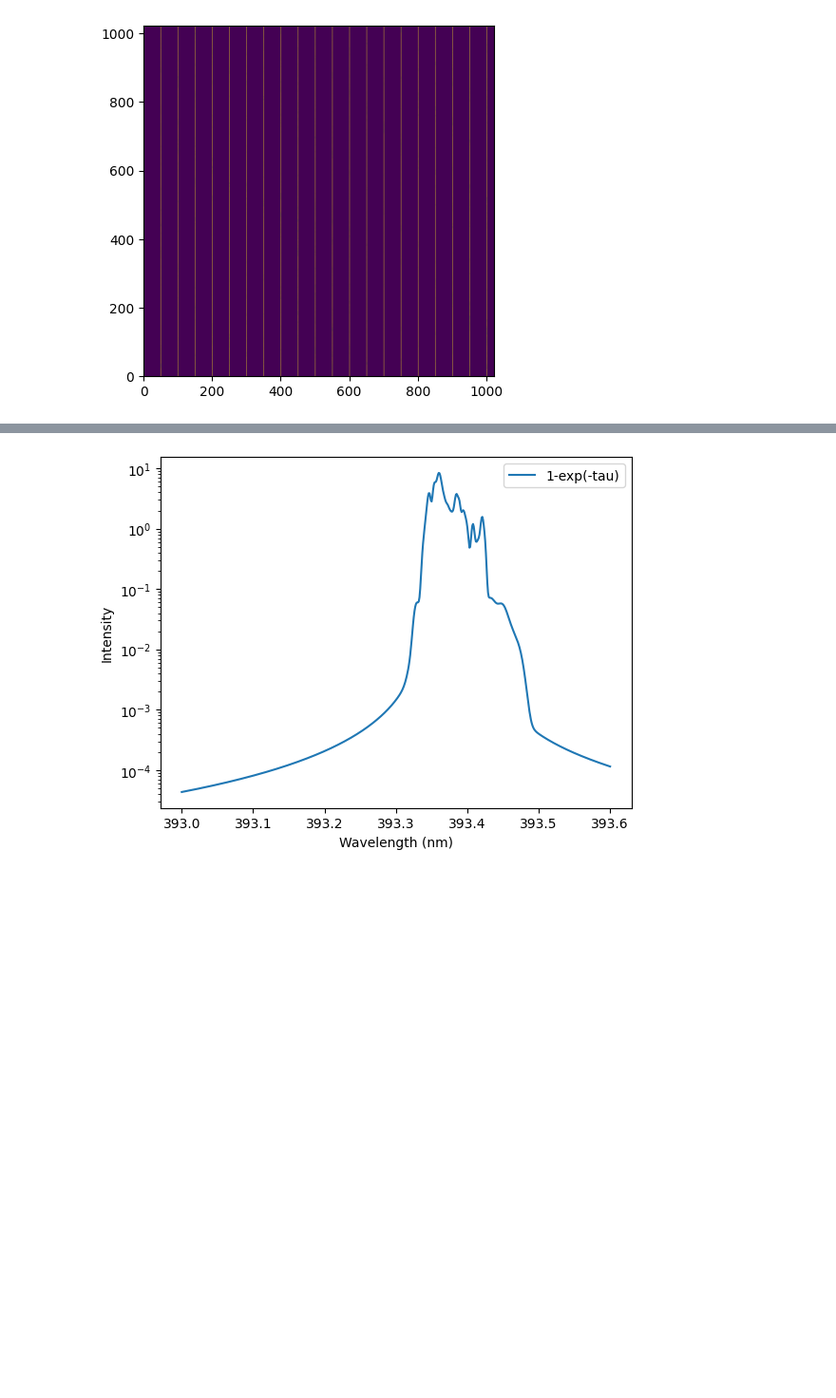
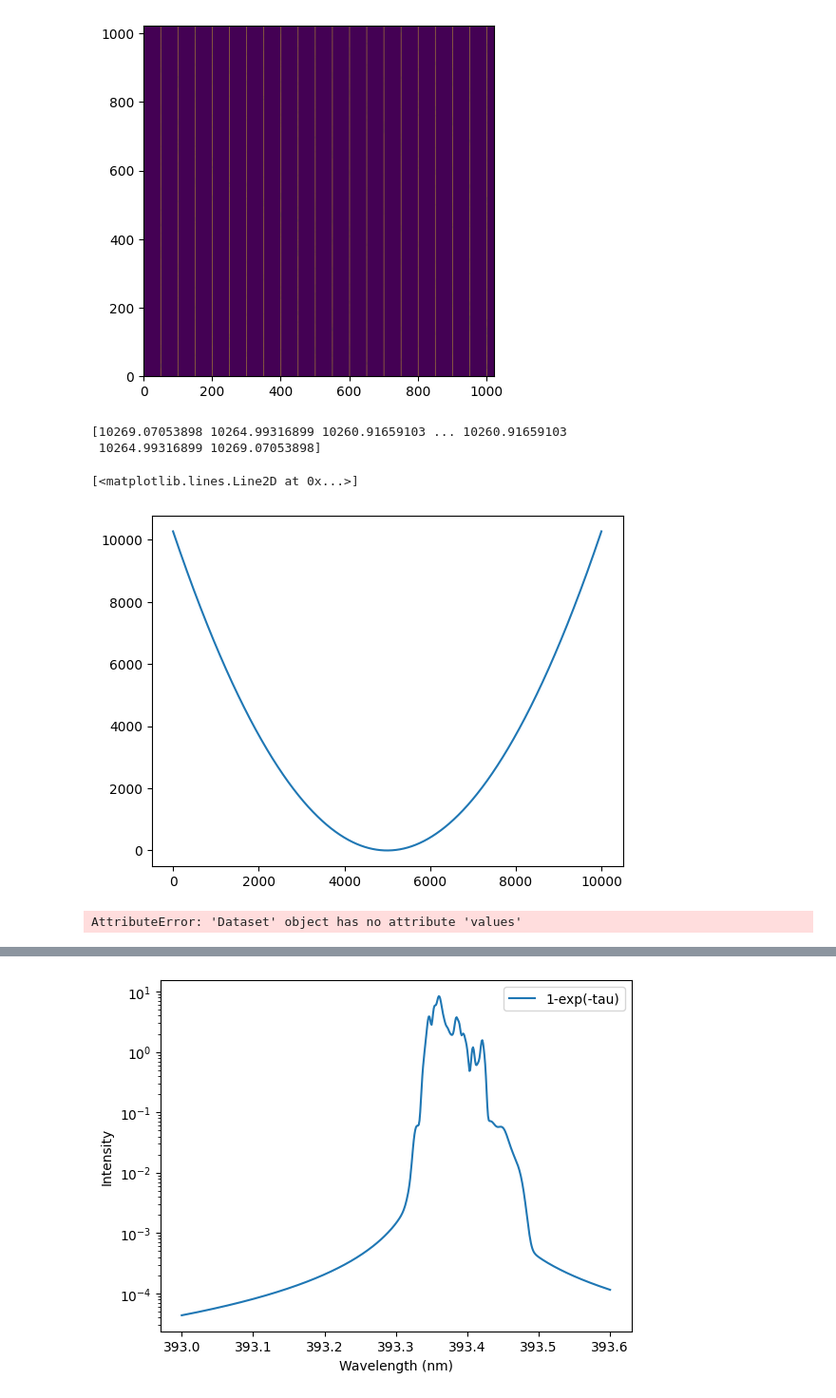
Before and after one commit to ivanzmilic/offlimb_3D_modeling, a Jupyter notebook: synth_test.ipynb, the cells around one changed output, grey strips where cells are left out. Shown at 95% size. Cells and saved outputs as stored; diff of their text form; code cells hidden in the pictures; blank space fills up the shorter version.

Commit message:
Played around with some curvature with CMO, extended the grid

```diff
--- a/synth_test.ipynb
+++ b/synth_test.ipynb
@@ -19,6 +42,32 @@ plt.imshow(Tt[:,:,0].T, origin='lower')
 # %% [output]
 <matplotlib.image.AxesImage at 0x...>
 [figure]
+# %%
+## Test the curvature a little bit:
+
+def create_curved_grid(z_index):
+    N_steps = 10001
+
+    s = (np.arange(N_steps) - N_steps // 2) * 24.0 # km
+    R_at_the_tangent = 696.0E3 + z_index * 24.0 # km
+
+    angle = np.arctan(s / R_at_the_tangent)
+    y = R_at_the_tangent * angle
+    z = z_index * 24.0 + np.sqrt(s**2 + R_at_the_tangent**2) - R_at_the_tangent
+
+    return s, y, z
+# %%
+s, y, z = create_curved_grid(0)
+# %%
+print(z)
+# %% [output]
+[10269.07053898 10264.99316899 10260.91659103 ... 10260.91659103
+ 10264.99316899 10269.07053898]
+# %%
+plt.plot(z)
+# %% [output]
+[<matplotlib.lines.Line2D at 0x...>]
+[figure, added]
 # %%
 # Now we want to extract one vertical slice, for example at i = 0
 # Let's quickly repack:
@@ -42,0 +142,12 @@ for z in range(0, 401):
+# %%
+# First create a slice:
+i=0
+slice_test = {
+    'Temperature': cube['Temperature'][i,:,:],
+    'Pressure': cube['Pressure'][i,:,:],
+    'Electron_density': cube['Electron_density'][i,:,:],
+    'LOS_velocity': cube['LOS_velocity'][i,:,:],
+    'Population_lower_level': np.ascontiguousarray(cube['Population_lower_level'][i,:,::-1])/1e6,
+    'Population_upper_level': np.ascontiguousarray(cube['Population_upper_level'][i,:,::-1])/1e6}
+# %% [output]
+AttributeError: 'Dataset' object has no attribute 'values'
```
Also changed, not shown: parts of 6 cells of this notebook, 3 other files.
